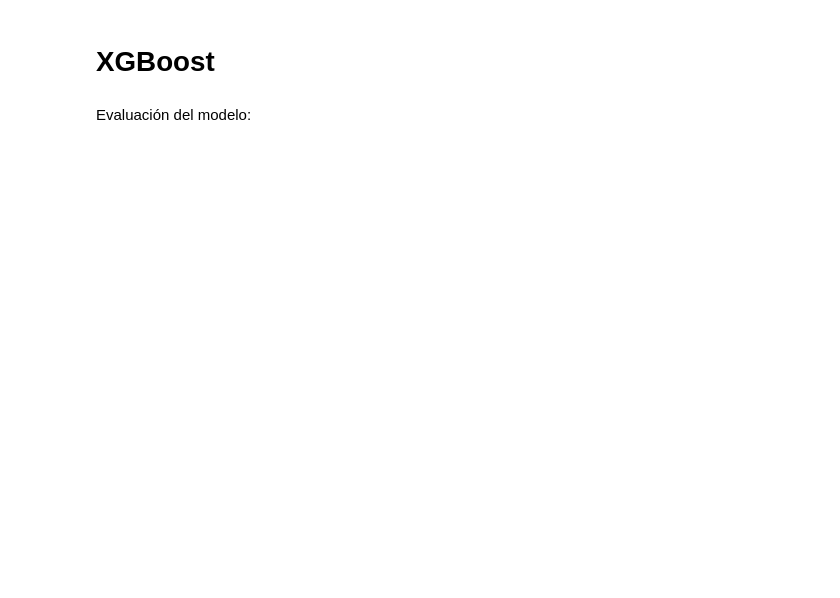
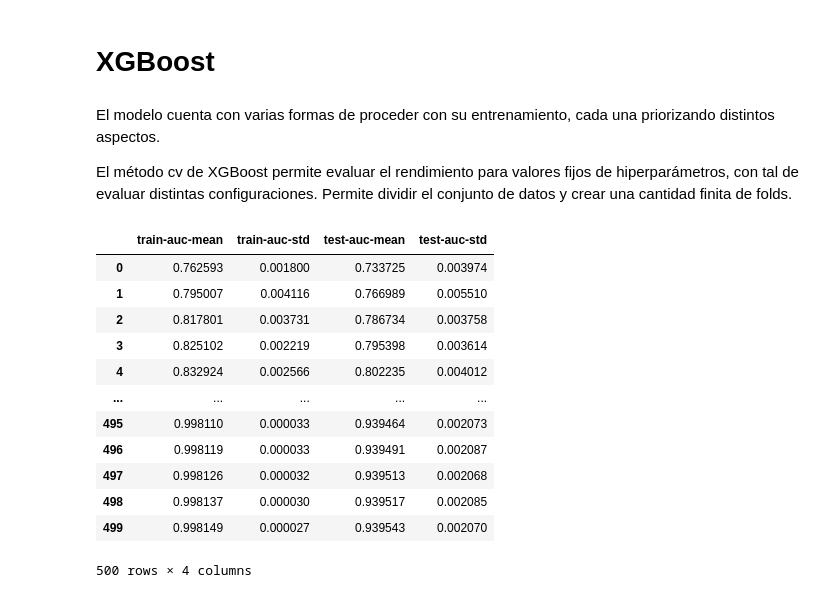
Before and after one commit to hmaldonado12/7506R-1C2024-GRUPO6, a Jupyter notebook: tp2/TP2_XGBoost.ipynb, the cells around one changed output. Saved outputs shown, nothing was run; the diff lists cells and outputs as text; code cells hidden in the pictures; blank space fills up the shorter version.

```diff
--- a/tp2/TP2_XGBoost.ipynb
+++ b/tp2/TP2_XGBoost.ipynb
@@ -148,7 +130,7 @@ Se utiliza este método para convertir el texto en vectores numéricos que pueda
 Cómo parámetro del CountVectorizer, puede indicarse la cantidad de tokens a incluir para formar n-gramas.
 # %%
 # Instanciamos un CountVectorizer con una tupla indicando el rango de los n-gramas a considerar
-vectorizer = CountVectorizer(ngram_range=(1,2), min_df=5, stop_words=stoplist_tokenized)
+vectorizer = CountVectorizer(ngram_range=(1,2), min_df=20, stop_words=stoplist_tokenized)
 
 # Usamos .fit_transform() para ajustar el CV y transformar los datos
 X_train = vectorizer.fit_transform(token_train_df['review_es'])
@@ -196 +173,4 @@ from sklearn.preprocessing import LabelEncoder
+# %%
+# Divido nuevamente conjunto train para entrenamiento y cálculo de métricas
+X_train_split, X_val_split, y_train_split, y_val_split = train_test_split(X_train, y_train, stratify=y_train, test_size=0.2, random_state=42)
 # %%
@@ -214,2 +185,4 @@ model = xgb.train(params, dtrain, num_boost_round=1000, evals=[(dval, 'validatio
-# %% [markdown]
-Evaluación del modelo:
+# %% [markdown]
+El modelo cuenta con varias formas de proceder con su entrenamiento, cada una priorizando distintos aspectos.
+
+El método cv de XGBoost permite evaluar el rendimiento para valores fijos de hiperparámetros, con tal de evaluar distintas configuraciones. Permite dividir el conjunto de datos y crear una cantidad finita de folds.
@@ -215,0 +198,28 @@ Evaluación del modelo:
+# %%
+# Calculo medias y desviaciones de cada fold del conjunto train
+cv_results = xgb.cv(
+    params=params,
+    dtrain=dtrain,
+    num_boost_round=500,  # Número máximo de iteraciones de boosting
+    nfold=5,  # Número de folds
+    stratified=True,
+    metrics={'auc'},
+    early_stopping_rounds=50,  # Parar temprano si no hay mejora
+    seed=42
+)
+
+cv_results
+# %% [output]
+|  | train-auc-mean | train-auc-std | test-auc-mean | test-auc-std |
+| 0 | 0.762593 | 0.001800 | 0.733725 | 0.003974 |
+| 1 | 0.795007 | 0.004116 | 0.766989 | 0.005510 |
+| 2 | 0.817801 | 0.003731 | 0.786734 | 0.003758 |
+| 3 | 0.825102 | 0.002219 | 0.795398 | 0.003614 |
+| 4 | 0.832924 | 0.002566 | 0.802235 | 0.004012 |
+| ... | ... | ... | ... | ... |
+| 495 | 0.998110 | 0.000033 | 0.939464 | 0.002073 |
+| 496 | 0.998119 | 0.000033 | 0.939491 | 0.002087 |
+| 497 | 0.998126 | 0.000032 | 0.939513 | 0.002068 |
+| 498 | 0.998137 | 0.000030 | 0.939517 | 0.002085 |
+| 499 | 0.998149 | 0.000027 | 0.939543 | 0.002070 |
+500 rows × 4 columns
```
Also changed, not shown: parts of 38 cells of this notebook.
